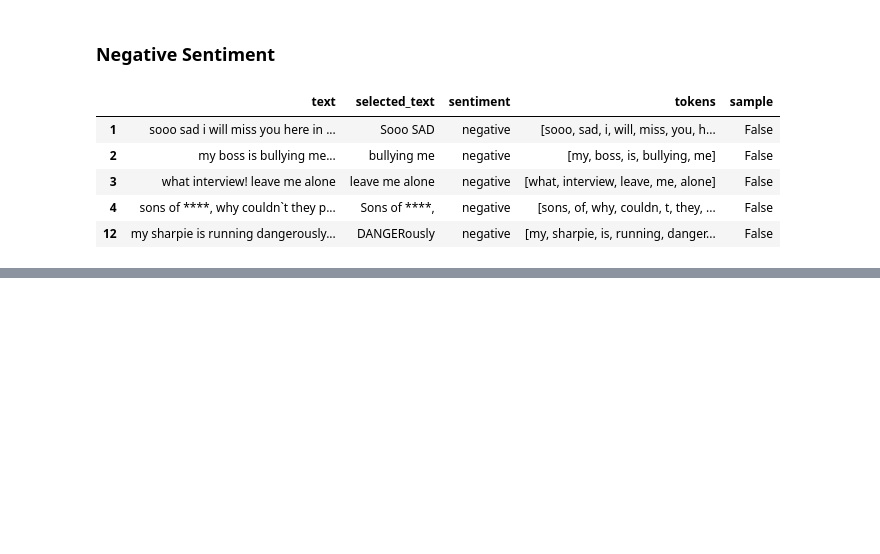
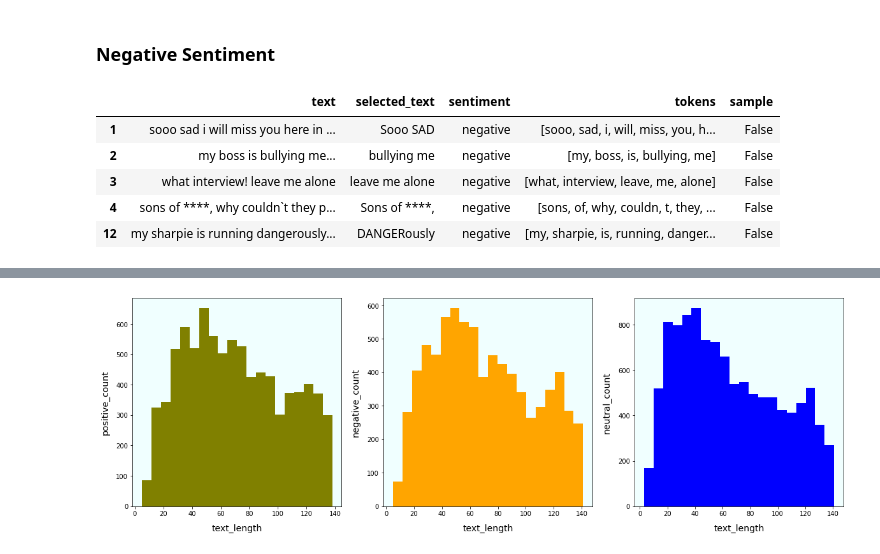
Before and after one commit to bethelike98/ENTITY-Final-Project, a Jupyter notebook: Scripts/Twitter Sentiment - NLP Vizzes.ipynb, the cells around one changed output, grey strips where cells are left out. Drawn from its saved outputs; the diff is of its cells as text; code cells hidden in the pictures; blank space fills up the shorter version.

```diff
--- a/Scripts/Twitter Sentiment - NLP Vizzes.ipynb
+++ b/Scripts/Twitter Sentiment - NLP Vizzes.ipynb
@@ -213,0 +237,30 @@ show_wordcloud(neg)
+# %%
+train['text_length']=train['text'].astype(str).apply(len)
+train['text_word_count']= train['text'].apply(lambda x: len(str(x).split()))
+train['selected_text_word_count']= train['selected_text'].apply(lambda x: len(str(x).split()))
+# %%
+pos=train[train['sentiment']=='positive']
+neg=train[train['sentiment']=='negative']
+neutral=train[train['sentiment']=='neutral']
+# %%
+#https://www.geeksforgeeks.org/plotting-histogram-in-python-using-matplotlib/
+fig,ax=plt.subplots(1,3,figsize=(20,6))
+ax[0].hist(pos['text_length'],bins=20,color='olive')
+ax[0].set_facecolor("azure")
+ax[0].set_ylabel('positive_count',fontsize=14,labelpad=10)
+ax[0].set_xlabel('text_length',fontsize=14,labelpad=10)
+
+ax[1].hist(neg['text_length'],bins=20,color='orange')
+ax[1].set_facecolor("azure")
+ax[1].set_ylabel('negative_count',fontsize=14,labelpad=10)
+ax[1].set_xlabel('text_length',fontsize=14,labelpad=10)
+
+ax[2].hist(neutral['text_length'],bins=20,color='blue')
+ax[2].set_facecolor("azure")
+ax[2].set_ylabel('neutral_count',fontsize=14,labelpad=10)
+ax[2].set_xlabel('text_length',fontsize=14,labelpad=10)
+
+fig.set_facecolor("white")
+plt.show()
+# %% [output]
+[figure, added]
```
Also changed, not shown: parts of 16 cells of this notebook.
